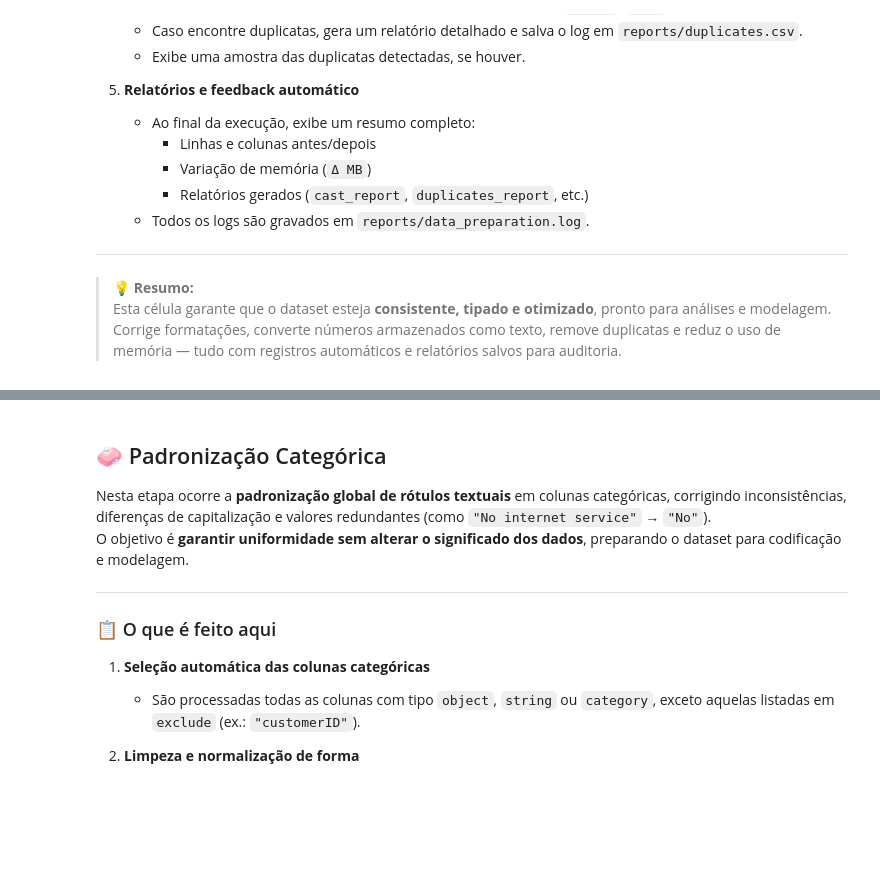
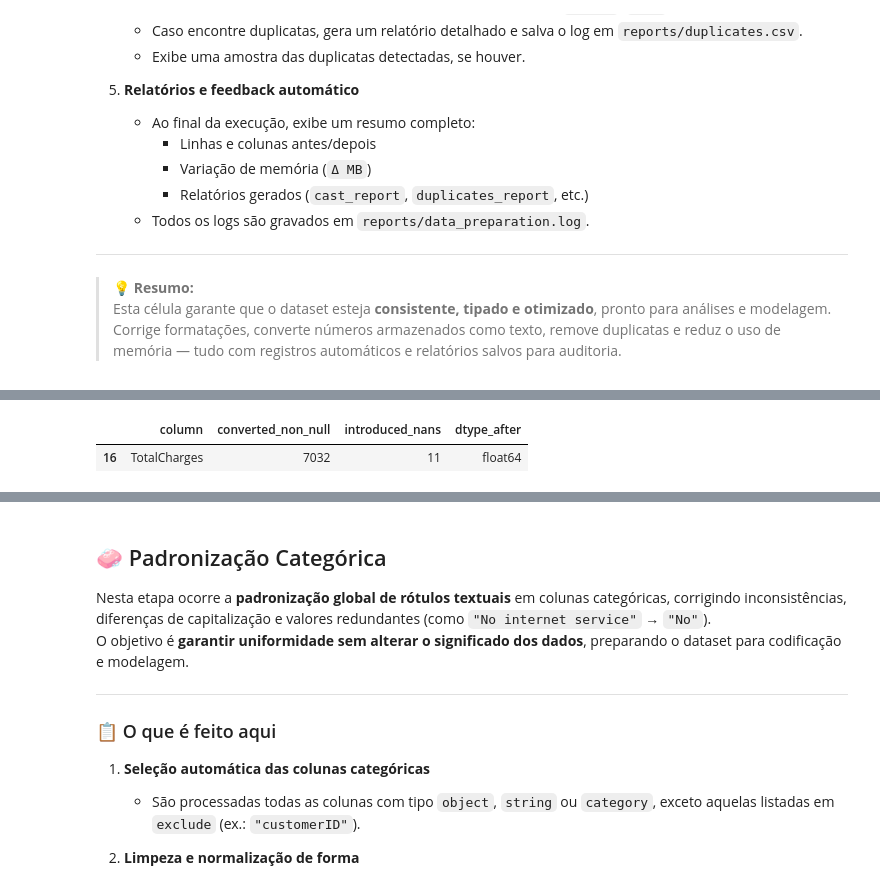
Before and after one commit to FabioAguiar/telco-customer-churn-analysis, a Jupyter notebook: notebooks/01_data_preparation_template.ipynb, the cells around one changed output, grey strips where cells are left out. Cells and saved outputs as stored; diff of their text form; code cells hidden in the pictures; blank space fills up the shorter version.

```diff
--- a/notebooks/01_data_preparation_template.ipynb
+++ b/notebooks/01_data_preparation_template.ipynb
@@ -681,53 +631,88 @@ Nesta etapa o notebook realiza a **padronização estrutural e tipagem automáti
 > Esta célula garante que o dataset esteja **consistente, tipado e otimizado**, pronto para análises e modelagem.
 > Corrige formatações, converte números armazenados como texto, remove duplicatas e reduz o uso de memória — tudo com registros automáticos e relatórios salvos para auditoria.
 # %%
-# Qualidade & Tipagem (compatível com ambas as APIs)
+# ——— Qualidade & Tipagem (limpo e organizado) ———
+import logging, json, pandas as pd
+import utils.utils_data as ud
+from IPython.display import display, HTML
+
+# 1) Silenciar logs do utils_data temporariamente
+_prev = ud.logger.level
+ud.logger.setLevel(logging.WARNING)
 
 df_before_shape = df.shape
-mem_before = float(df.memory_usage(deep=True).sum() / (1024**2))
+mem_before = df.memory_usage(deep=True).sum() / (1024**2)
 
-# ⚠️ Importante: NÃO passe paths.reports_dir como 'root', pois isso duplicará 'reports/reports'.
-# Deixe o utils resolver a raiz do projeto internamente.
+# 2) Executar a etapa (compatível com as duas APIs)
 if hasattr(ud, "n1_quality_typing_dict"):
-    out = ud.n1_quality_typing_dict(df, config)   # sempre retorna dict
-    df  = out["df"]
-    rep = out
+    rep = ud.n1_quality_typing_dict(df, config)
+    df  = rep["df"]
 else:
-    df, rep = ud.n1_quality_typing(df, config)    # retorna (df, meta_dict)
+    df, meta = ud.n1_quality_typing(df, config)
+    rep = meta if isinstance(meta, dict) else {"df": df}
 
-mem_after  = float(df.memory_usage(deep=True).sum() / (1024**2))
+mem_after  = df.memory_usage(deep=True).sum() / (1024**2)
 delta_rows = df.shape[0] - df_before_shape[0]
 delta_cols = df.shape[1] - df_before_shape[1]
 delta_mem  = mem_after - mem_before
 
-# Exibe relatórios úteis (se existirem)
+# 3) Helpers de exibição
+def card(title, subtitle=""):
+    return HTML(f"""
+    <div style="border:1px solid #e5e7eb;border-left:6px solid #22c55e;
+                border-radius:10px;padding:12px 14px;margin:12px 0;background:#fafafa">
+      <div style="font-weight:700;font-size:16px">{title}</div>
+      <div style="color:#6b7280;font-size:12px;margin-top:2px">{subtitle}</div>
+    </div>
+    """)
+
+def fmt_mem(x):
+    return f"{x:.2f} MB"
+
+# 4) Cabeçalho
+display(card("🧹 Qualidade & Tipagem", "Conversões, memória e checagens básicas"))
+
+# 5) Resumo de impacto (linhas/colunas/memória)
+impacto = pd.DataFrame([
+    {"Métrica":"Linhas",  "Antes": int(df_before_shape[0]), "Depois": int(df.shape[0]), "Δ": int(delta_rows)},
+    {"Métrica":"Colunas", "Antes": int(df_before_shape[1]), "Depois": int(df.shape[1]), "Δ": int(delta_cols)},
+    {"Métrica":"Memória", "Antes": fmt_mem(mem_before),     "Depois": fmt_mem(mem_after), "Δ": f"{delta_mem:+.2f} MB"},
+])
+display(impacto)
+
+# 6) Conversões numéricas relevantes (filtra o que mudou de fato)
 cast_report = rep.get("cast_report") if isinstance(rep, dict) else None
 if isinstance(cast_report, pd.DataFrame) and not cast_report.empty:
-    print("📄 Conversões numéricas (amostra):")
-    display(cast_report.head(20))
+    conv = cast_report.copy()
+    # mantém apenas colunas com conversões (>0) OU que não permaneceram objeto
+    conv = conv[(conv["converted_non_null"] > 0) | (conv["dtype_after"] != "object")].copy()
+    # formata inteiros bonitos
+    for c in ("converted_non_null","introduced_nans"):
+        if c in conv.columns:
+            conv[c] = conv[c].astype(int)
+    if not conv.empty:
+        display(card("🔢 Conversões aplicadas", "Somente o que realmente mudou"))
+        display(conv[["column","converted_non_null","introduced_nans","dtype_after"]])
 
+# 7) Duplicatas (se houver)
 dups = rep.get("duplicates") if isinstance(rep, dict) else None
 if isinstance(dups, pd.DataFrame) and not dups.empty:
-    print("\n🔁 Duplicatas detectadas (amostra):")
+    display(card("🔁 Duplicatas detectadas", "Amostra"))
     display(dups.head(10))
     dsum = rep.get("duplicates_summary") if isinstance(rep, dict) else None
     if isinstance(dsum, pd.DataFrame) and not dsum.empty:
-        print("📊 Resumo por chave:")
         display(dsum.head(20))
 else:
-    print("\n✅ Nenhuma duplicidade encontrada segundo os critérios definidos.")
+    display(card("✅ Sem duplicidades", "Nenhuma chave duplicada Detectada"))
 
-# Mensagem de sucesso consolidada
-reported_keys = []
-if isinstance(rep, dict):
-    for k, v in rep.items():
-        if isinstance(v, pd.DataFrame) and not v.empty:
-            reported_keys.append(k)
+# 8) Nota explicativa (opcional)
+nota = """
+<b>Notas rápidas:</b><br>
+• Valores “introduced_nans” indicam entradas que não puderam ser convertidas; geralmente são strings vazias ou espaços.<br>
+• Se desejar, você pode decidir preencher ou excluir essas linhas mais adiante no pipeline.
+"""
+display(HTML(f"<div style='color:#6b7280;font-size:12px'>{nota}</div>"))
 
-print(
-    f"\n✅ Qualidade & Tipagem concluído com sucesso!\n"
-    f"→ Shape: {df_before_shape} → {df.shape} (Δlinhas={delta_rows:+}, Δcolunas={delta_cols:+})\n"
-    f"→ Memória: {mem_before:.2f} MB → {mem_after:.2f} MB (Δ={delta_mem:+.2f} MB)\n"
-    f"→ Relatórios gerados: {', '.join(reported_keys) if reported_keys else '—'}"
-)
+# 9) Restaurar nível de log original
+ud.logger.setLevel(_prev)
 # %% [output]
@@ -773,0 +727,2 @@ print(
+|  | column | converted_non_null | introduced_nans | dtype_after |
+| 16 | TotalCharges | 7032 | 11 | float64 |
```
Also changed, not shown: parts of 10 cells of this notebook, 2 other files.
